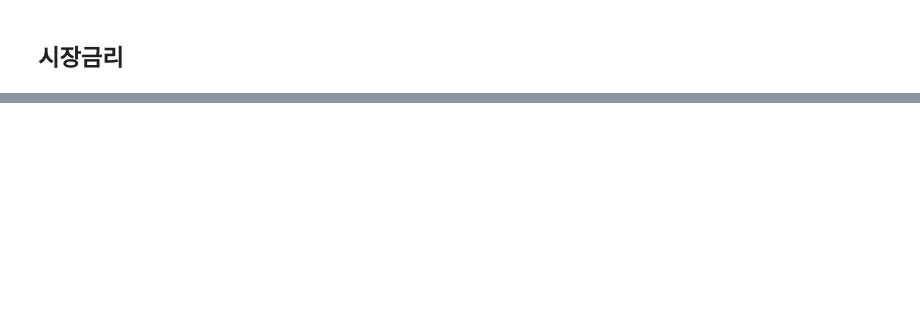
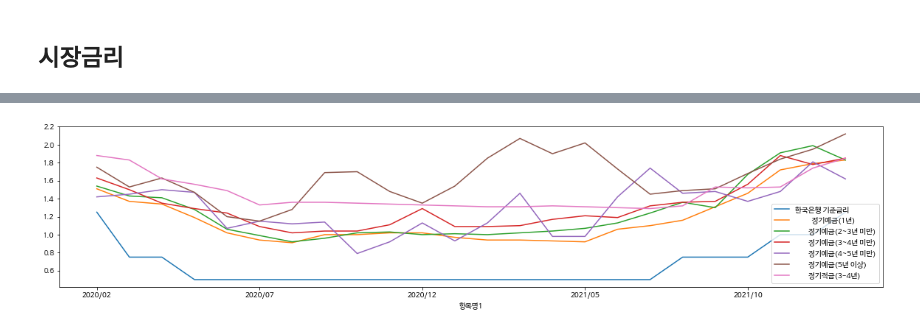
Before and after one commit to choisangh/STUDY, a Jupyter notebook: finance/금융_공학_2일차.ipynb, the cells around one changed output, grey strips where cells are left out. Cells and saved outputs as stored; diff of their text form; code cells hidden in the pictures; blank space fills up the shorter version.

```diff
--- a/finance/금융_공학_2일차.ipynb
+++ b/finance/금융_공학_2일차.ipynb
@@ -240,0 +295,9 @@ df[["본원통화(말잔,원계열)", "현금통화", "중앙은행 대 예금
+# %%
+# 기준금리에 따른 정기예금 금리
+df3[['한국은행 기준금리','          정기예금(1년)',
+       '        정기예금(2~3년 미만)', '        정기예금(3~4년 미만)',
+       '        정기예금(4~5년 미만)', '        정기예금(5년 이상)', '        정기적금(3-4년)']].plot(kind='line', figsize=(20,4))
+plt.xticks(rotation=0)
+plt.show()
+# %% [output]
+[figure, added]
```
Also changed, not shown: parts of 15 cells of this notebook.
